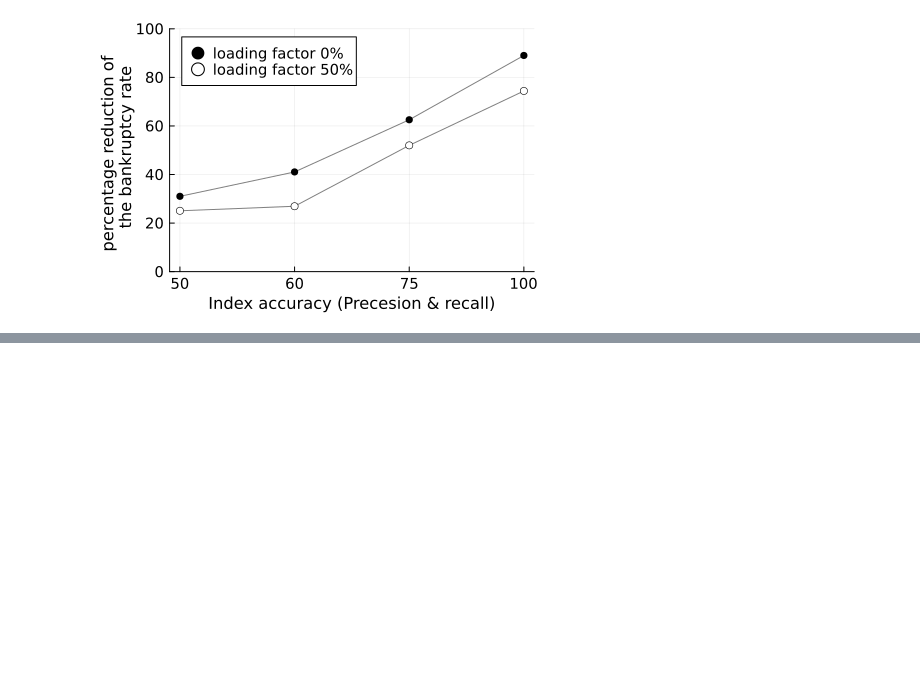
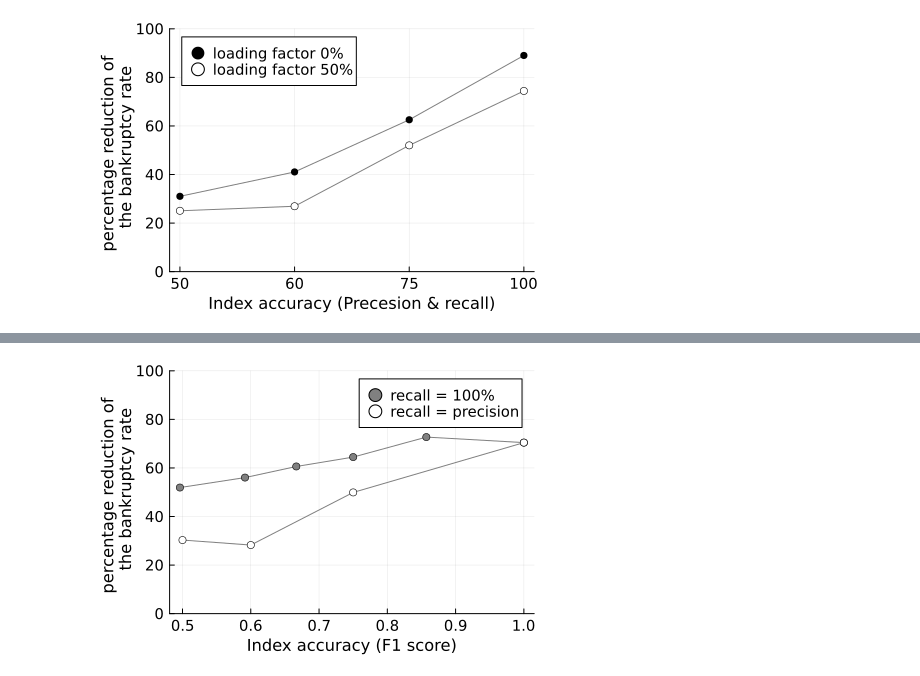
Before and after one commit to Jack-H-Buckner/FisheriesInsuranceModel, a Jupyter notebook: index_model/bankruptcy_analysis.ipynb, the cells around one changed output, grey strips where cells are left out. Saved outputs shown, nothing was run; the diff lists cells and outputs as text; code cells hidden in the pictures; blank space fills up the shorter version.

```diff
--- a/index_model/bankruptcy_analysis.ipynb
+++ b/index_model/bankruptcy_analysis.ipynb
@@ -132,0 +228,4 @@ plt
+# %%
+plt
+# %% [output]
+[figure, added]
```
Also changed, not shown: parts of 6 cells of this notebook, 34 other files.
